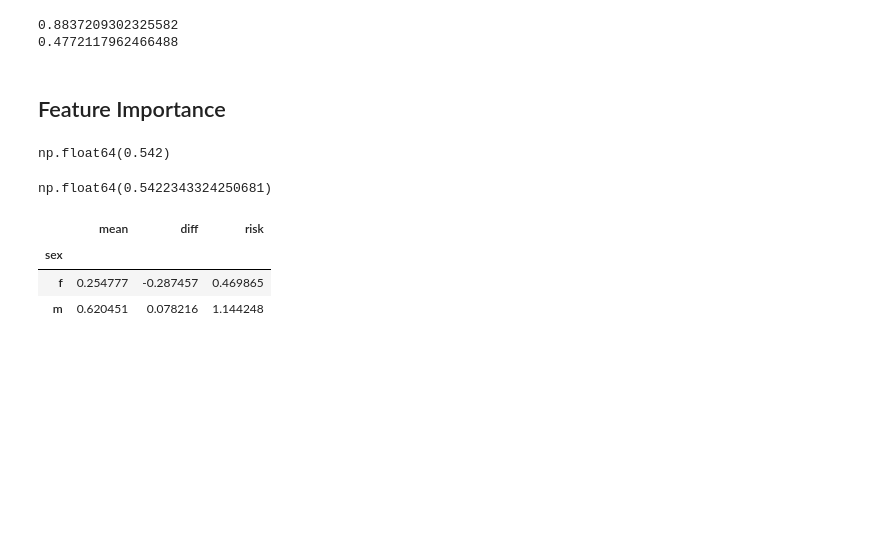
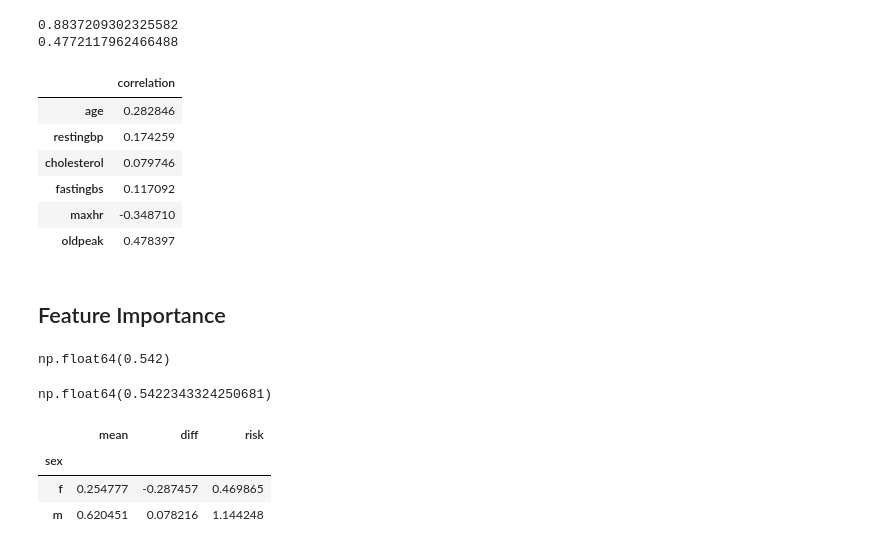
Before and after one commit to jg5xraydelta/MLZmidterm_project2025, a Jupyter notebook: HeartFailureMidterm(final).ipynb, the cells around one changed output. Cells and saved outputs as stored; diff of their text form; code cells hidden in the pictures; blank space fills up the shorter version.

```diff
--- a/HeartFailureMidterm(final).ipynb
+++ b/HeartFailureMidterm(final).ipynb
@@ -321,6 +213,17 @@ print(df.heartdisease[(df.cholesterol>0)].sum()/df.heartdisease[(df.cholesterol>
 # %% [output]
 0.8837209302325582
 0.4772117962466488
+# %%
+dfc = df_train_full[df.cholesterol>0].reset_index()
+dfc[numerical].corrwith(dfc.heartdisease).to_frame('correlation')
+# %% [output]
+|  | correlation |
+| age | 0.282846 |
+| restingbp | 0.174259 |
+| cholesterol | 0.079746 |
+| fastingbs | 0.117092 |
+| maxhr | -0.348710 |
+| oldpeak | 0.478397 |
 # %% [markdown]
 ## Feature Importance
 # %%
```
Also changed, not shown: parts of 5 cells of this notebook.
